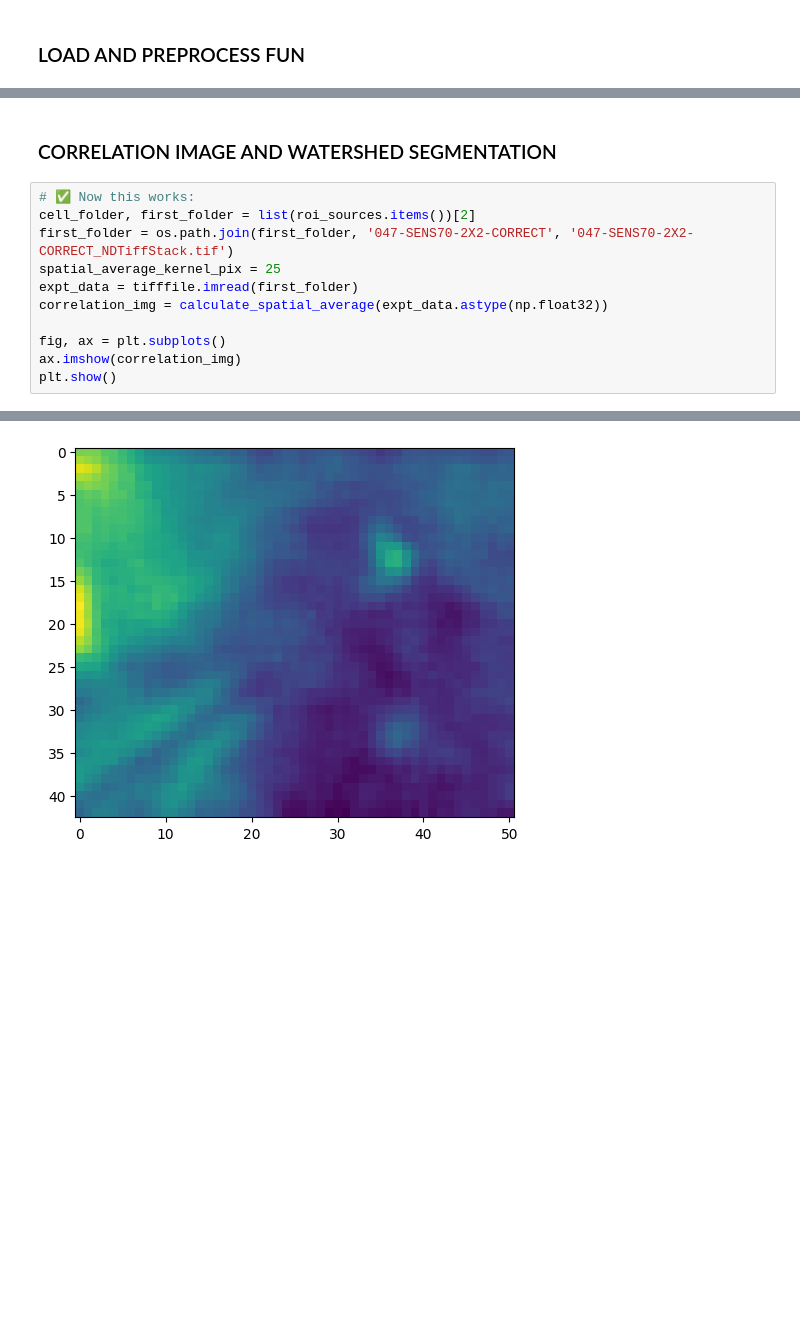
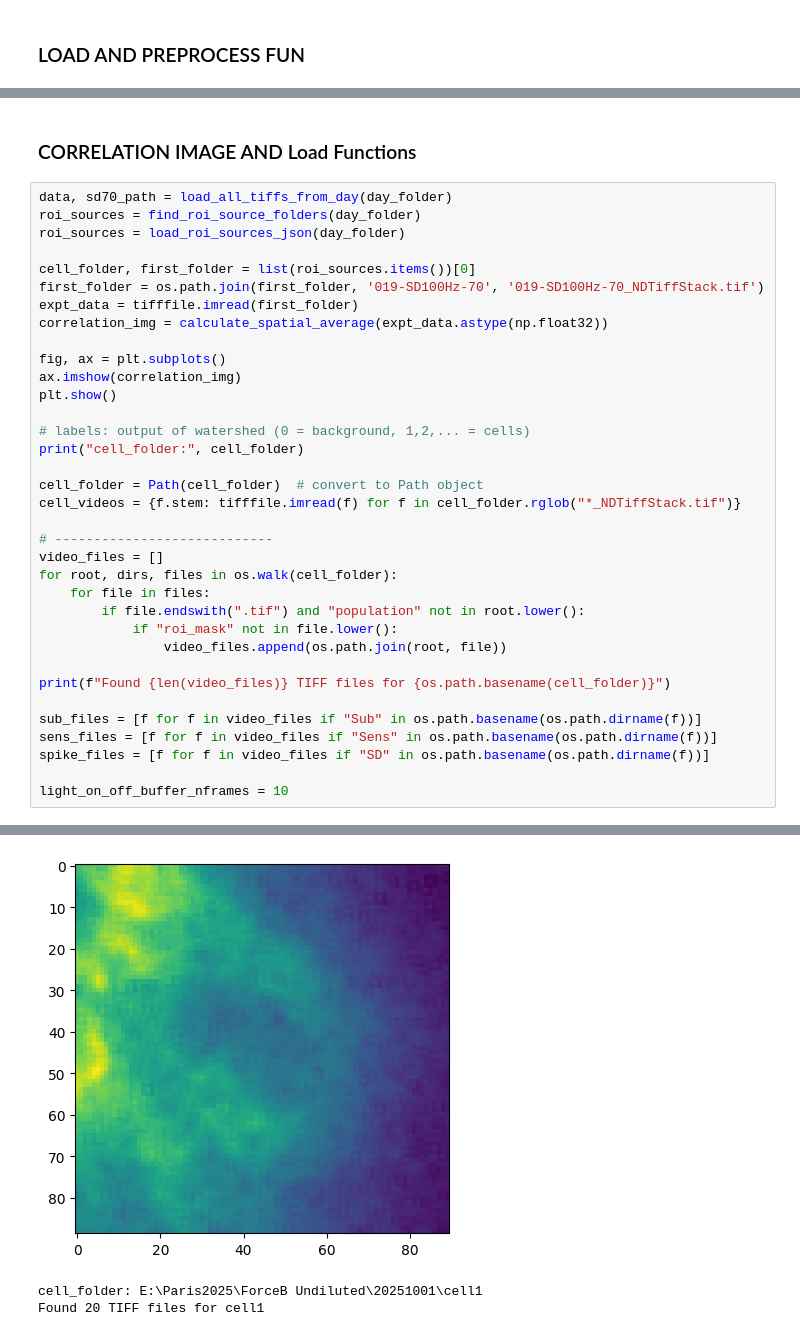
Before and after one commit to sofiamor/Imaging_analysis, a Jupyter notebook: Voltage_imaging/notebooks/mergeCodes.ipynb, the cells around one changed output, grey strips where cells are left out. Cells and saved outputs as stored; diff of their text form; blank space fills up the shorter version.

```diff
--- a/Voltage_imaging/notebooks/mergeCodes.ipynb
+++ b/Voltage_imaging/notebooks/mergeCodes.ipynb
@@ -228,14 +481,38 @@ roi_sources = load_roi_sources_json(day_folder)
 # %% [markdown]
-### CORRELATION IMAGE AND WATERSHED SEGMENTATION
+### CORRELATION IMAGE AND Load Functions
 # %%
-# ✅ Now this works:
-cell_folder, first_folder = list(roi_sources.items())[2]
-first_folder = os.path.join(first_folder, '047-SENS70-2X2-CORRECT', '047-SENS70-2X2-CORRECT_NDTiffStack.tif')
-spatial_average_kernel_pix = 25
+data, sd70_path = load_all_tiffs_from_day(day_folder)
+roi_sources = find_roi_source_folders(day_folder)
+roi_sources = load_roi_sources_json(day_folder)
+
+cell_folder, first_folder = list(roi_sources.items())[0]
+first_folder = os.path.join(first_folder, '019-SD100Hz-70', '019-SD100Hz-70_NDTiffStack.tif')
 expt_data = tifffile.imread(first_folder)
 correlation_img = calculate_spatial_average(expt_data.astype(np.float32))
 
 fig, ax = plt.subplots()
 ax.imshow(correlation_img)
 plt.show()
+
+# labels: output of watershed (0 = background, 1,2,... = cells)
+print("cell_folder:", cell_folder)
+
+cell_folder = Path(cell_folder)  # convert to Path object
+cell_videos = {f.stem: tifffile.imread(f) for f in cell_folder.rglob("*_NDTiffStack.tif")}
+
+# ----------------------------
+video_files = []
+for root, dirs, files in os.walk(cell_folder):
+    for file in files:
+        if file.endswith(".tif") and "population" not in root.lower():
+            if "roi_mask" not in file.lower():
+                video_files.append(os.path.join(root, file))
+
+print(f"Found {len(video_files)} TIFF files for {os.path.basename(cell_folder)}")
+
+sub_files = [f for f in video_files if "Sub" in os.path.basename(os.path.dirname(f))]
+sens_files = [f for f in video_files if "Sens" in os.path.basename(os.path.dirname(f))]
+spike_files = [f for f in video_files if "SD" in os.path.basename(os.path.dirname(f))]
+
+light_on_off_buffer_nframes = 10
 # %% [output]
@@ -242 +536,3 @@ plt.show()
-[figure, old version]
+[figure, new version]
+cell_folder: E:\Paris2025\ForceB Undiluted\20251001\cell1
+Found 20 TIFF files for cell1
```
Also changed, not shown: parts of 21 cells of this notebook, 1 other file.
